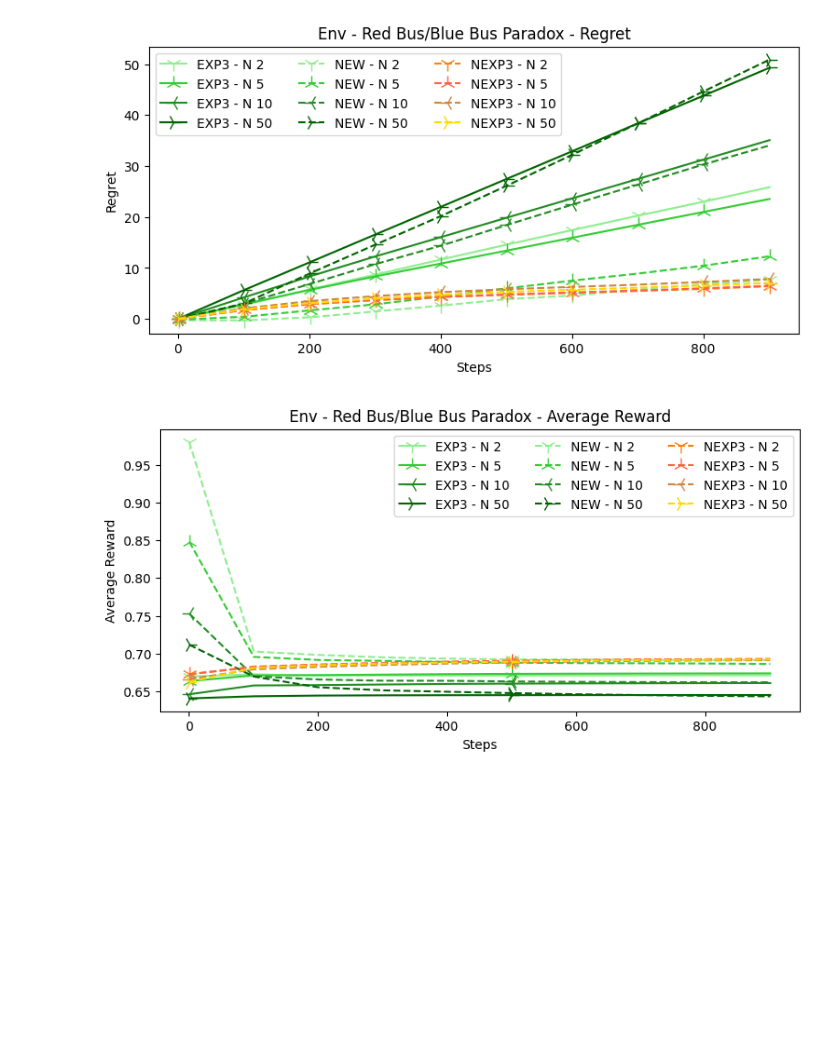
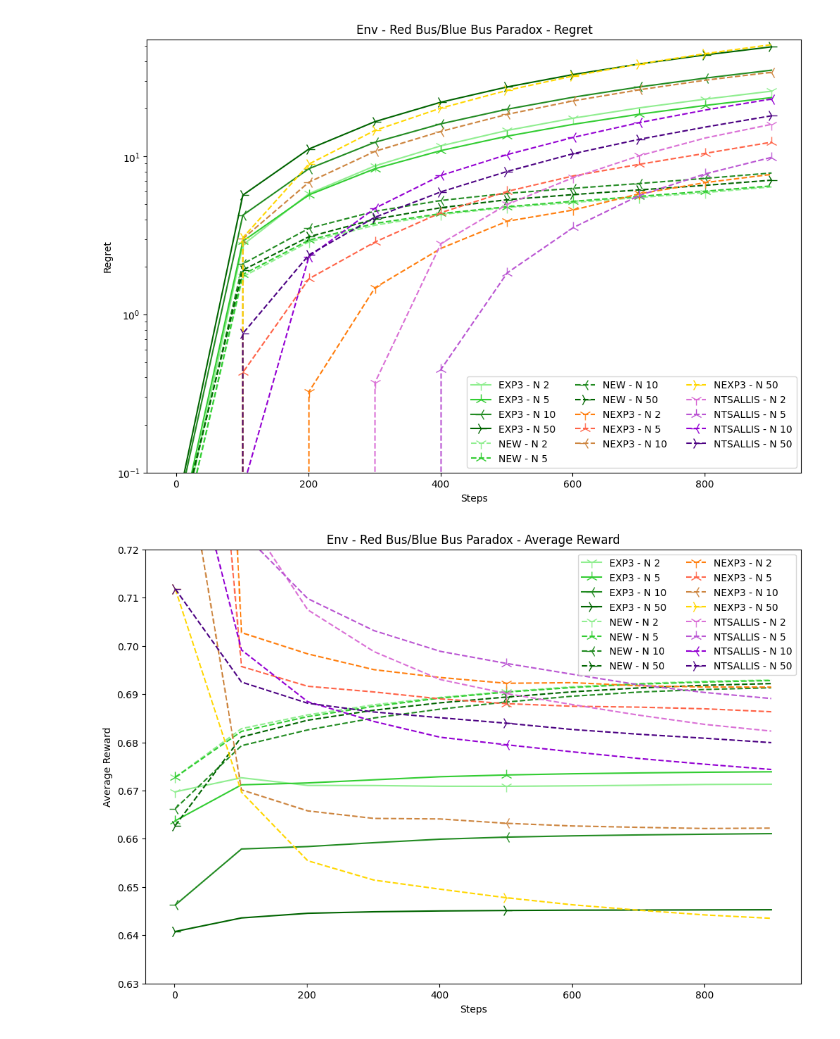
Before and after one commit to AugustinCablant/Nested-Bandits, a Jupyter notebook: experiments.ipynb, the cells around one changed output. Cells and saved outputs as stored; diff of their text form; code cells hidden in the pictures; blank space fills up the shorter version.

Commit message:
experiments

```diff
--- a/experiments.ipynb
+++ b/experiments.ipynb
@@ -31,6 +31,8 @@ def do_paradox_experiment(nb_childs):
     new_rewards = np.zeros((nb_rds, int(max_rounds/100)))
     nexp3_regrets = np.zeros((nb_rds, int(max_rounds/100)))
     nexp3_rewards = np.zeros((nb_rds, int(max_rounds/100)))
+    ntsallis_regrets = np.zeros((nb_rds, int(max_rounds/100)))
+    ntsallis_rewards = np.zeros((nb_rds, int(max_rounds/100)))
 
     for rd in range(nb_rds):
         settings = {
@@ -58,6 +60,12 @@ def do_paradox_experiment(nb_childs):
         nexp3_regrets[rd] = metrics['regret']
         nexp3_rewards[rd] = metrics['reward']
 
+        settings['algo'] = 'ntsallis'
+        metrics = do_single_experiment(rd, settings)
+        rounds = metrics['round']
+        ntsallis_regrets[rd] = metrics['regret']
+        ntsallis_rewards[rd] = metrics['reward']
+
     # EXP3
     exp3_rgrt_std = np.std(exp3_regrets, axis=0)
     exp3_rwd_std = np.std(exp3_rewards, axis=0)
@@ -82,7 +90,16 @@ def do_paradox_experiment(nb_childs):
 
     nexp3_result = (nexp3_regret, nexp3_rgrt_std, nexp3_reward, nexp3_rwd_std)
 
-    return exp3_result, new_result, nexp3_result, list(np.array(exp3_regrets)[:,-1]), list(np.array(new_regrets)[:,-1]), list(np.array(nexp3_regrets)[:,-1])
+    # NTSALLIS
+    ntsallis_rgrt_std = np.std(ntsallis_regrets, axis=0)
+    ntsallis_rwd_std = np.std(ntsallis_rewards, axis=0)
+    ntsallis_regret = np.mean(ntsallis_regrets, axis=0)
+    ntsallis_reward = np.mean(ntsallis_rewards, axis=0)
+
+    ntsallis_result = (ntsallis_regret, ntsallis_rgrt_std, ntsallis_reward, ntsallis_rwd_std)
+
+    return (exp3_result, new_result, nexp3_result, ntsallis_result,
+            list(np.array(exp3_regrets)[:,-1]), list(np.array(new_regrets)[:,-1]), list(np.array(nexp3_regrets)[:,-1]), list(np.array(ntsallis_regrets)[:,-1]))
 # %%
 nb_childs = [2, 5, 10, 50]
 res_new = []
@@ -121,10 +144,12 @@ plt.show()
 # %%
+from mpl_toolkits.axes_grid1.inset_locator import inset_axes
 rounds = np.arange(1, max_rounds+1, 100)
 
 #COLORS
 colors_exp3 = ['lightsteelblue', 'cornflowerblue', 'royalblue', '#1f77b4']
 colors_new = ['lightgreen', 'limegreen', 'forestgreen', 'darkgreen']
 colors_nexp3 = ['#ff7f0e', 'tomato', 'peru', 'gold']
+colors_ntsallis = ['orchid', 'mediumorchid', 'darkviolet', 'indigo']
 
 #PARAMETERS
 nb_childs = [2, 5, 10, 50]
@@ -132,7 +157,9 @@ markers = ["1", "2", "3", "4"]
 # markers = ["*", "+", ".", "v"]
 
 #FIGURE
-plt.figure(figsize=(9,4), dpi= 100, facecolor='w', edgecolor='k')
+plt.figure(figsize=(12,8), dpi= 100, facecolor='w', edgecolor='k')
+
+
 #EXP3
 for idx, exp3_result in enumerate(exp3_results):
     c = colors_new[idx]
@@ -155,52 +182,70 @@ for idx, nexp3_result in enumerate(nexp3_results):
     nexp3_regret, nexp3_rgrt_std, nexp3_reward, nexp3_rwd_std = nexp3_result
     plt.plot(rounds, nexp3_regret, label='NEXP3 - N {}'.format(nb_childs[idx]), color=c, linestyle='--',
              marker=markers[idx] , markersize=12 ,markevery=0.1)
+
+#NTSALLIS
+for idx, ntsallis_result in enumerate(ntsallis_results):
+    # new
+    c = colors_ntsallis[idx]
+    ntsallis_regret, ntsallis_rgrt_std, ntsallis_reward, ntsallis_rwd_std = ntsallis_result
+    plt.plot(rounds, ntsallis_regret, label='NTSALLIS - N {}'.format(nb_childs[idx]), color=c, linestyle='--',
+             marker=markers[idx] , markersize=12 ,markevery=0.1)
 # plt.plot(rounds, .05*rounds**(1), label='$t^{1}$', linestyle='-.')
 plt.xlabel('Steps')
 plt.ylabel('Regret')
 plt.title('Env - Red Bus/Blue Bus Paradox - Regret')
-# plt.xscale('log')
-# plt.yscale('log')
-# plt.ylim(0.1, 55)
+#plt.xscale('log')
+plt.yscale('log')
+plt.ylim(0.1, 55)
 # plt.xlim(1, 1000)
 plt.legend(ncol=3)
 plt.savefig('figure_bbrb_regret.pdf', bbox_inches = "tight")
 plt.show()
 
-plt.figure(figsize=(9,4), dpi= 100, facecolor='w', edgecolor='k')
+
+
+plt.figure(figsize=(12,8), dpi= 100, facecolor='w', edgecolor='k')
 
 for idx, exp3_result in enumerate(exp3_results):
     # EXP3
     c = colors_new[idx]
     exp3_regret, exp3_rgrt_std, exp3_reward, exp3_rwd_std = exp3_result
     plt.plot(rounds, exp3_reward, label='EXP3 - N {}'.format(nb_childs[idx]), color=c, linestyle='-',
              marker=markers[idx] , markersize=12 ,markevery=5)
 
 for idx, new_result in enumerate(new_results):
     # NEW
     c = colors_new[idx]
     new_regret, new_rgrt_std, new_reward, new_rwd_std = new_result
     plt.plot(rounds, new_reward, label='NEW - N {}'.format(nb_childs[idx]), color=c, linestyle='--',
              marker=markers[idx] , markersize=12 ,markevery=5)
 
 for idx, nexp3_result in enumerate(nexp3_results):
     # NEXP3
     c = colors_nexp3[idx]
     nexp3_regret, nexp3_rgrt_std, nexp3_reward, nexp3_rwd_std = nexp3_result
     plt.plot(rounds, nexp3_reward, label='NEXP3 - N {}'.format(nb_childs[idx]), color=c, linestyle='--',
              marker=markers[idx] , markersize=12 ,markevery=5)
 
+for idx, ntsallis_result in enumerate(ntsallis_results):
+    # NTSALLIS
+    c = colors_ntsallis[idx]
+    ntsallis_regret, ntsallis_rgrt_std, ntsallis_reward, ntsallis_rwd_std = ntsallis_result
+    plt.plot(rounds, ntsallis_reward, label='NTSALLIS - N {}'.format(nb_childs[idx]), color=c, linestyle='--',
+             marker=markers[idx] , markersize=12 ,markevery=5)
+
 plt.xlabel('Steps')
 plt.ylabel('Average Reward')
 plt.title('Env - Red Bus/Blue Bus Paradox - Average Reward')
-plt.legend(ncol=3)
+plt.legend(ncol=2)
 plt.savefig('figure_bbrb_avg_reward.pdf', bbox_inches = "tight")
-
+plt.ylim(0.63,0.72)
+#plt.xscale('log')
 # fig.suptitle("Env - Blue Bus Red Bus Paradox", fontsize=14)
 plt.show()
 # %% [output]
-[figure, old version]
+[figure, new version]
-[figure, old version]
+[figure, new version]
 # %%
 nb_rds = 20
 max_rounds = 10000
```
Also changed, not shown: parts of 8 cells of this notebook, 11 other files.
